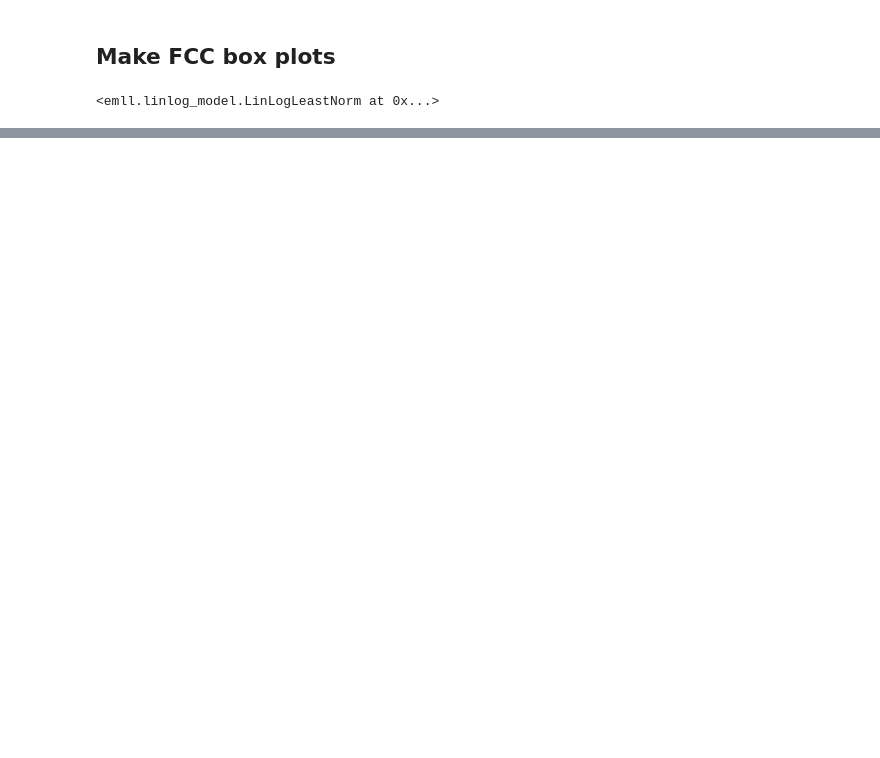
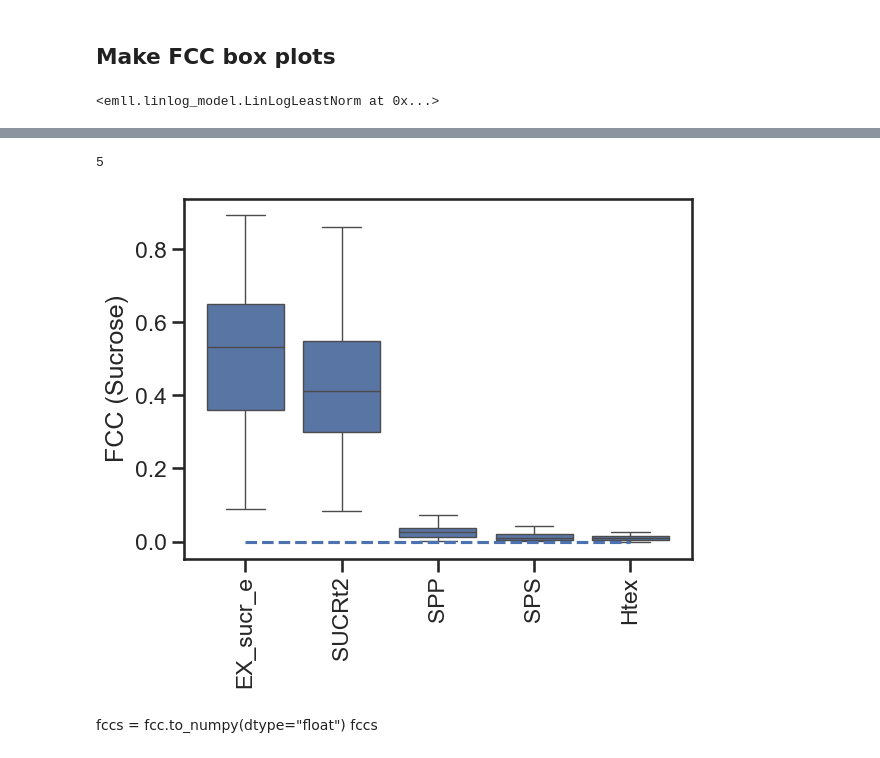
Before and after one commit to pnnl-predictive-phenomics/syn_bmca, a Jupyter notebook: src/make_postprocess_plots.ipynb, the cells around one changed output, grey strips where cells are left out. Drawn from its saved outputs; the diff is of its cells as text; code cells hidden in the pictures; blank space fills up the shorter version.

Commit message:
Add notebook with preliminary fcc plots

```diff
--- a/src/make_postprocess_plots.ipynb
+++ b/src/make_postprocess_plots.ipynb
@@ -94,14 +85,14 @@ ll
 <emll.linlog_model.LinLogLeastNorm at 0x...>
 # %%
 r_labels = [r.id for r in syn_model.reactions]
-target_metab = 'EX_sucr_e'
+target_rxn = 'SUCRt2'
 # %%
 
 
 fcc = pd.DataFrame(
     np.array(
         [
-            ll.flux_control_coefficient(Ex=ex)[r_labels.index(target_metab)]
+            ll.flux_control_coefficient(Ex=ex)[r_labels.index(target_rxn)]
             for ex in tqdm(trace.posterior['Ex'][0].to_numpy())
         ]
     ),
@@ -111,9 +118,37 @@ fcc = pd.DataFrame(
 fcc_sort = fcc.reindex(columns=fcc.median().sort_values().index)
 # fcc_prior_sort = fcc_prior.reindex(columns=fcc.median().sort_values().index)
 
-
 # Calculate the fcc values that have 95% Highest Posterior Densities with a consistent direction.
-hpd = pm.hpd(fcc_sort.values)
+hdi = pm.hdi(fcc_sort.values)
 # hpd_prior = pm.hpd(fcc_prior_sort.values)
 
-fcc_consistent = np.sign(hpd[:, 0]) == np.sign(hpd[:, 1])
+fcc_consistent = np.sign(hdi[:, 0]) == np.sign(hdi[:, 1])
+# %%
+sum(fcc_consistent)
+# %% [output]
+5
+# %%
+sns.boxplot(
+    x="variable",
+    y="value",
+    data=fcc_sort.loc[:, fcc_consistent].melt(),
+    order=fcc_sort.loc[:, fcc_consistent]
+    .median()
+    .abs()
+    .sort_values(ascending=False)
+    .index[:sum(fcc_consistent)],
+    fliersize=0,
+)
+plt.tight_layout()
+plt.hlines([0], 0, (sum(fcc_consistent)-1), linestyles="dashed")
+plt.xticks(rotation=90)
+plt.xlabel(None)
+plt.ylabel("FCC (Sucrose)")
+plt.savefig("Syn_fcc_sucrose_sorted.svg", dpi=300, bbox_inches="tight")
+plt.savefig("Syn_fcc_sucrose_sorted.png", dpi=300, bbox_inches="tight")
+# %% [output]
+[figure, added]
+# %% [markdown]
+
+fccs = fcc.to_numpy(dtype="float")
+fccs
```
Also changed, not shown: parts of 5 cells of this notebook.
